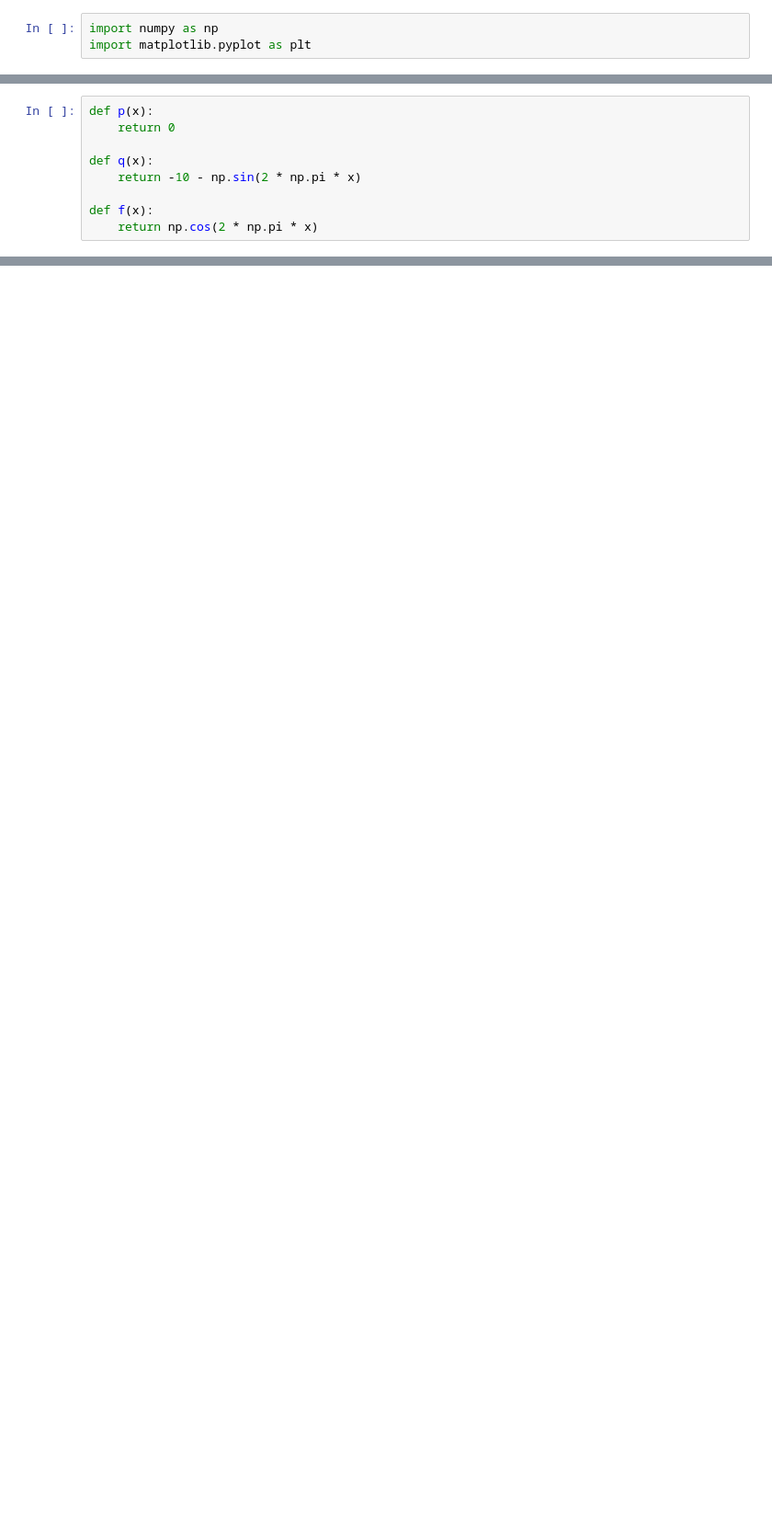
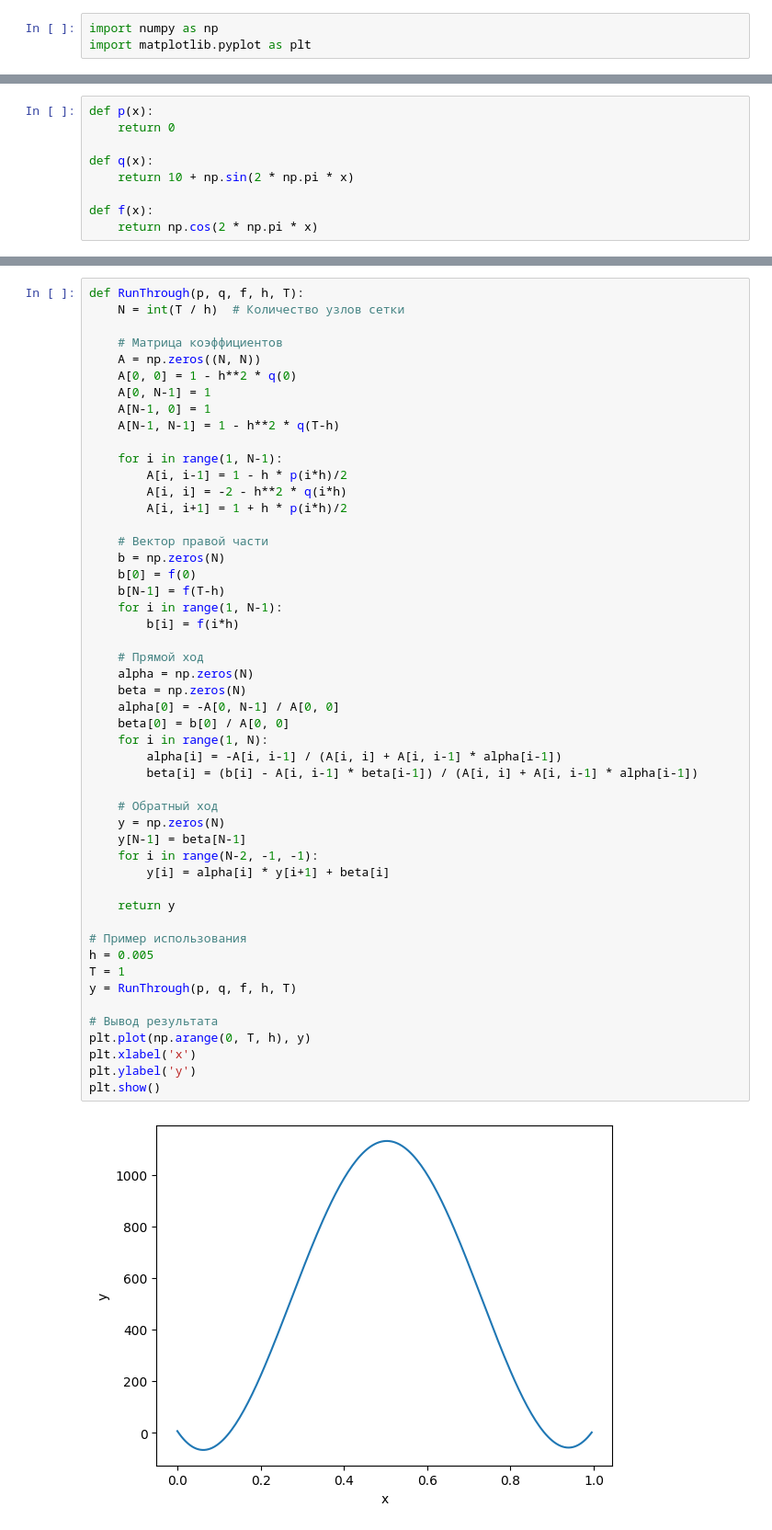
Before and after one commit to alexzhelyapov1/computational_mathematics, a Jupyter notebook: 4.ipynb, the cells around one changed output, grey strips where cells are left out. Shown at 92% size. Saved outputs shown, nothing was run; the diff lists cells and outputs as text; blank space fills up the shorter version.

```diff
--- a/4.ipynb
+++ b/4.ipynb
@@ -13,7 +37,7 @@ def p(x):
     return 0
 
 def q(x):
-    return -10 - np.sin(2 * np.pi * x)
+    return 10 + np.sin(2 * np.pi * x)
 
 def f(x):
     return np.cos(2 * np.pi * x)
@@ -75,0 +44,52 @@ plt.show()
+# %%
+def RunThrough(p, q, f, h, T):
+    N = int(T / h)  # Количество узлов сетки
+
+    # Матрица коэффициентов
+    A = np.zeros((N, N))
+    A[0, 0] = 1 - h**2 * q(0)
+    A[0, N-1] = 1
+    A[N-1, 0] = 1
+    A[N-1, N-1] = 1 - h**2 * q(T-h)
+
+    for i in range(1, N-1):
+        A[i, i-1] = 1 - h * p(i*h)/2
+        A[i, i] = -2 - h**2 * q(i*h)
+        A[i, i+1] = 1 + h * p(i*h)/2
+
+    # Вектор правой части
+    b = np.zeros(N)
+    b[0] = f(0)
+    b[N-1] = f(T-h)
+    for i in range(1, N-1):
+        b[i] = f(i*h)
+
+    # Прямой ход
+    alpha = np.zeros(N)
+    beta = np.zeros(N)
+    alpha[0] = -A[0, N-1] / A[0, 0]
+    beta[0] = b[0] / A[0, 0]
+    for i in range(1, N):
+        alpha[i] = -A[i, i-1] / (A[i, i] + A[i, i-1] * alpha[i-1])
+        beta[i] = (b[i] - A[i, i-1] * beta[i-1]) / (A[i, i] + A[i, i-1] * alpha[i-1])
+
+    # Обратный ход
+    y = np.zeros(N)
+    y[N-1] = beta[N-1]
+    for i in range(N-2, -1, -1):
+        y[i] = alpha[i] * y[i+1] + beta[i]
+
+    return y
+
+# Пример использования
+h = 0.005
+T = 1
+y = RunThrough(p, q, f, h, T)
+
+# Вывод результата
+plt.plot(np.arange(0, T, h), y)
+plt.xlabel('x')
+plt.ylabel('y')
+plt.show()
+# %% [output]
+[figure, added]
```
Also changed, not shown: parts of 5 cells of this notebook, 1 other file.
